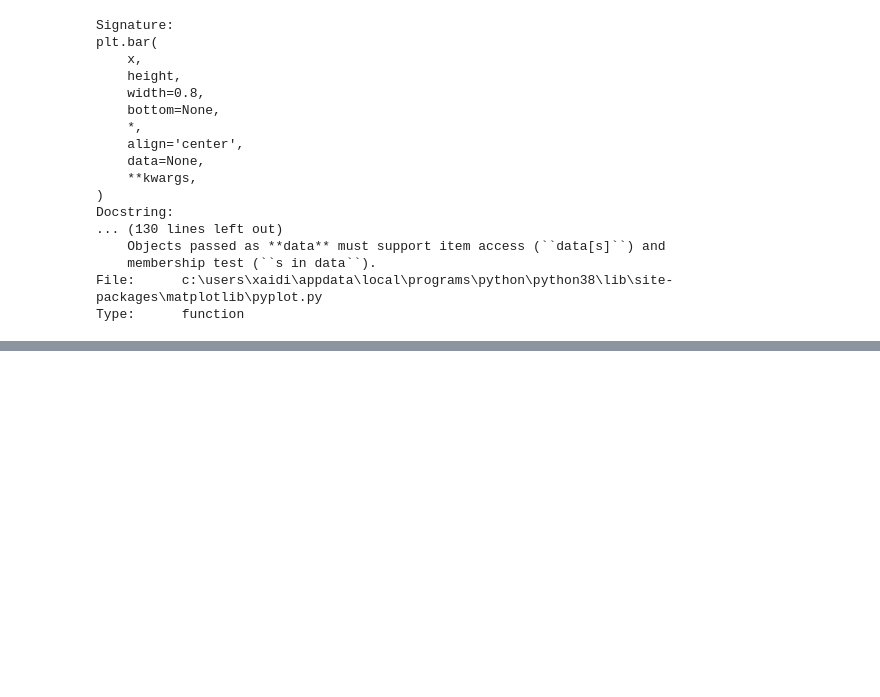
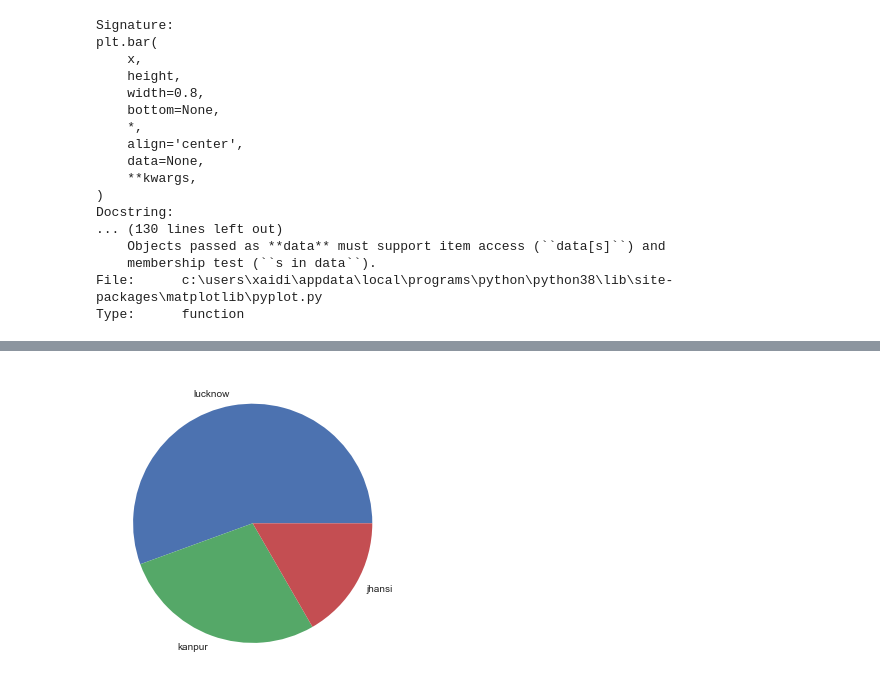
Before and after one commit to digipodium/PY_WSS_LT_29_JUL_2020, a Jupyter notebook: data_science/visualization.ipynb, the cells around one changed output, grey strips where cells are left out. Saved outputs shown, nothing was run; the diff lists cells and outputs as text; code cells hidden in the pictures; blank space fills up the shorter version.

Commit message:
visualize 2

```diff
--- a/data_science/visualization.ipynb
+++ b/data_science/visualization.ipynb
@@ -150,0 +193,7 @@ Type:      function
+# %%
+cities = ['lucknow','kanpur','jhansi']
+rainfall = [200,100,60]
+plt.pie(rainfall,labels=cities)
+plt.show()
+# %% [output]
+[figure, added]
```
Also changed, not shown: parts of 28 cells of this notebook, 2 other files.
